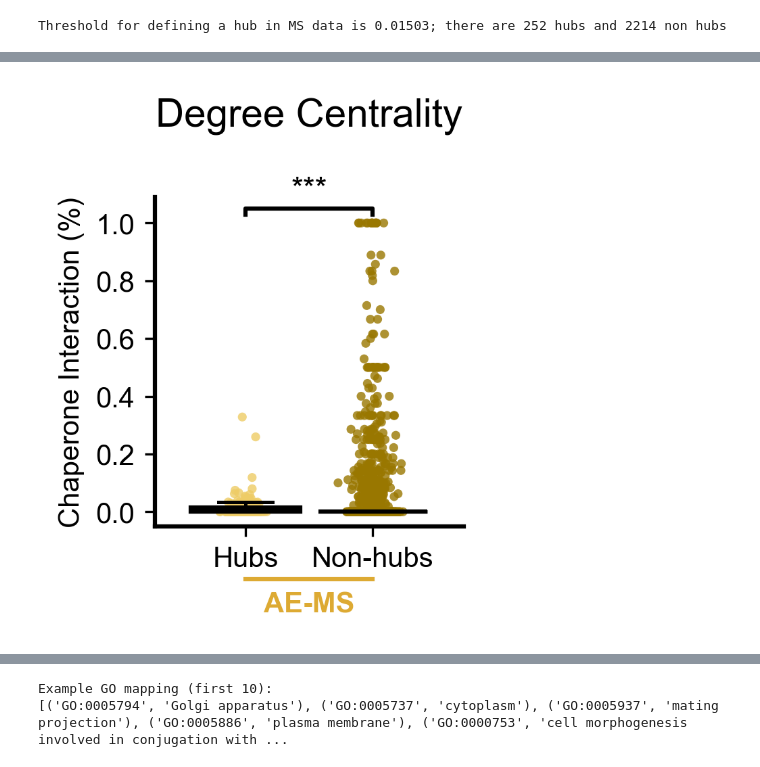
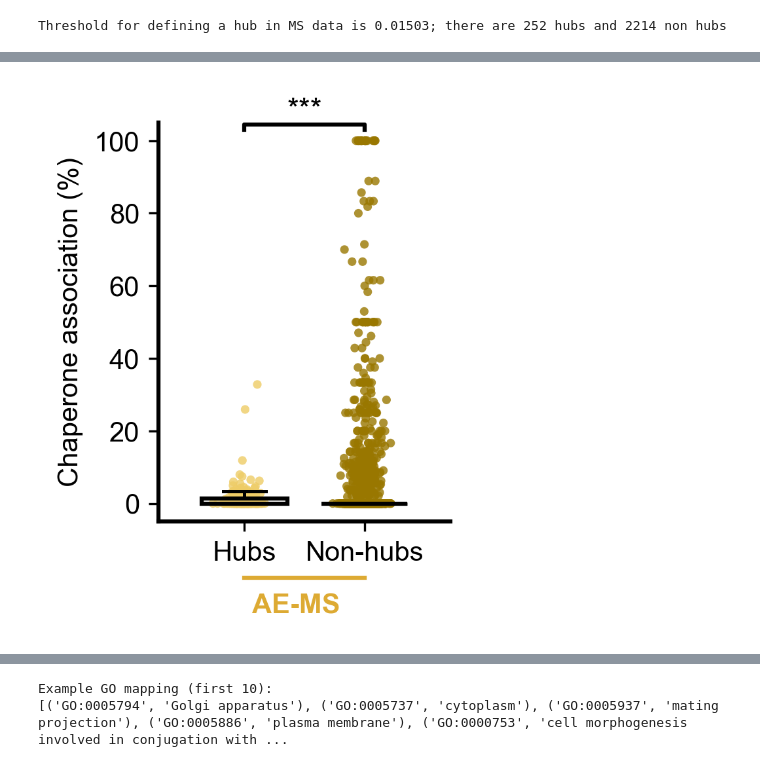
Before and after one commit to NCEMS/energetic-origins-of-PPI-connectivity, a Jupyter notebook: analysis-notebooks/from-muskan/FIGURE-6-v2.ipynb, the cells around one changed output, grey strips where cells are left out. Saved outputs shown, nothing was run; the diff lists cells and outputs as text; code cells hidden in the pictures.

```diff
--- a/analysis-notebooks/from-muskan/FIGURE-6-v2.ipynb
+++ b/analysis-notebooks/from-muskan/FIGURE-6-v2.ipynb
@@ -101,7 +101,7 @@ degree_df = pd.DataFrame({
 #Now every protein has: number of chaperone contacts, total degree, fraction of interactions involving chaperones
 merged_df = nodes.merge(degree_df, left_on="node", right_on="node", how="inner")
 merged_df = merged_df[merged_df['total_degree'] > 0] # avoid divide-by-zero
-merged_df['chaperone_fraction'] = (merged_df['num_chaperone_interactions'] / merged_df['total_degree'])
+merged_df['chaperone_fraction'] = (100 * merged_df['num_chaperone_interactions'] / merged_df['total_degree'])
 
 # Step 2.4: Integrate classifications
 class_df = filtered_nodes[['node', 'in_complex']].copy()
@@ -349,9 +231,6 @@ plt.show()
 # %%
-# -------------------------
-# Function for bracket text
-# -------------------------
 def add_bracket_with_text(ax, x1, x2, y, text):
-    y_top = y + 0.02     # tiny bump above the bracket line
+    y_top = y + 1.5
     ax.plot(
         [x1, x1, x2, x2],
         [y,  y_top, y_top, y],
@@ -369,17 +248,13 @@ def add_bracket_with_text(ax, x1, x2, y, text):
         zorder=4,
     )
 
-
-# -------------------------
-# Begin plotting
-# -------------------------
 fig, ax = plt.subplots(figsize=(2.3, 3))
 
 group_vals   = [hub_frac, nonhub_frac]
 group_colors = [MS_COLOR_LIGHT, MS_COLOR_DARK]
-positions    = [1, 1.7]
 
 # --- Scatter ---
+positions    = [1, 1.7]
 for pos, (vals, color) in zip(positions, zip(group_vals, group_colors)):
     x_jitter = pos + np.random.normal(0, 0.05, size=len(vals))
     ax.scatter(
@@ -397,7 +272,7 @@ bp = ax.boxplot(
     group_vals,
     labels=["Hubs", "Non-hubs"],
     positions=positions,
-    widths=0.6,               # slightly wider to improve visibility
+    widths=0.5,
     patch_artist=True,
     showfliers=False,
 )
@@ -414,82 +289,59 @@ for element in ["whiskers", "caps", "medians"]:
         line.set_linewidth(1.2)
         line.set_zorder(3)
 
+ax.set_ylabel("Chaperone association (%)")
+#ax.set_title("Degree Centrality")
 
-# ----------------------------
-# Y–AXIS FIX (your request #1)
-# ----------------------------
+ax.spines["top"].set_visible(False)
+ax.spines["right"].set_visible(False)
+ax.spines["left"].set_linewidth(1.5)
+ax.spines["bottom"].set_linewidth(1.5)
+
+# --- Axes styling ---
 #ax.set_ylim(-0.1, max(hub_frac.max(), nonhub_frac.max()) + 0.15)
-y_low = -0.05
-y_high = 1.09
+y_min = -5
+y_max = 105
 #y_high = max(hub_frac.max(), nonhub_frac.max()) + 0.04
+ax.set_ylim(y_min, y_max)
 
-ax.set_ylim(y_low, y_high)
+# Significance bracket slightly above the highest data point
+#bracket_y = max(hub_frac.max(), nonhub_frac.max()) + 0.5
+bracket_y = 103
 
+# Custom y-axis ticks
+yticks = [0, 20, 40, 60, 80, 100]
+ax.set_yticks(yticks)
+#ax.set_yticklabels([f"{y:.1f}" for y in yticks], fontsize=10)
+ax.set_yticklabels([f"{int(y)}" for y in yticks], fontsize=10)
 
-# ----------------------------
-# Custom y-axis ticks (your request)
-# ----------------------------
-yticks = [0, 0.2, 0.4, 0.6, 0.8, 1.0]
-ax.set_yticks(yticks)
-ax.set_yticklabels([f"{y:.1f}" for y in yticks], fontsize=10)
+# Draw bracket
+add_bracket_with_text(ax, positions[0], positions[1], bracket_y, "***")
 
-
-# ----------------------------
-# SIGNIFICANCE BAR (Manual)
-# (your request #2)
-# ----------------------------
-
-# Choose exactly where YOU want the bracket
-bracket_y = max(hub_frac.max(), nonhub_frac.max()) + 0.03   # adjust manually anytime
-
-add_bracket_with_text(
-    ax,
-    positions[0],      # x-start (1)
-    positions[1],      # x-end   (1.7)
-    bracket_y,
-    "***"              # significance text
-)
-
-
-# -------------------------
-# Same bottom label (boss style)
-# -------------------------
+# Horizontal line
 trans = ax.get_xaxis_transform()
 
 ax.plot(
-    [1.0, 1.7], [-0.16, -0.16],
+    [1.0, 1.7], [-0.14, -0.14],
     transform=trans,
     clip_on=False,
     color=MS_COLOR,
     lw=1.5,
 )
 
 ax.text(
-    1.35, -0.20, "AE-MS",
+    1.3, -0.18, "AE-MS",
     transform=trans,
     ha="center",
     va="top",
     fontsize=10,
     fontweight="bold",
     color=MS_COLOR,
 )
 
-
-# -------------------------
-# Axes cosmetics
-# -------------------------
-ax.set_ylabel("Chaperone Interaction (%)")
-ax.set_title("Degree Centrality")
-
-ax.spines["top"].set_visible(False)
-ax.spines["right"].set_visible(False)
-ax.spines["left"].set_linewidth(1.5)
-ax.spines["bottom"].set_linewidth(1.5)
-
 plt.xticks(fontsize=10)
 plt.tight_layout()
-plt.savefig(f"{OUT_PATH}6-a.svg")
+plt.savefig(f"{OUT_PATH}6a-1.svg")
 plt.show()
 # %% [output]
-[figure, old version]
+[figure, new version]
 # %%
```
Also changed, not shown: parts of 37 cells of this notebook, 18 other files.
